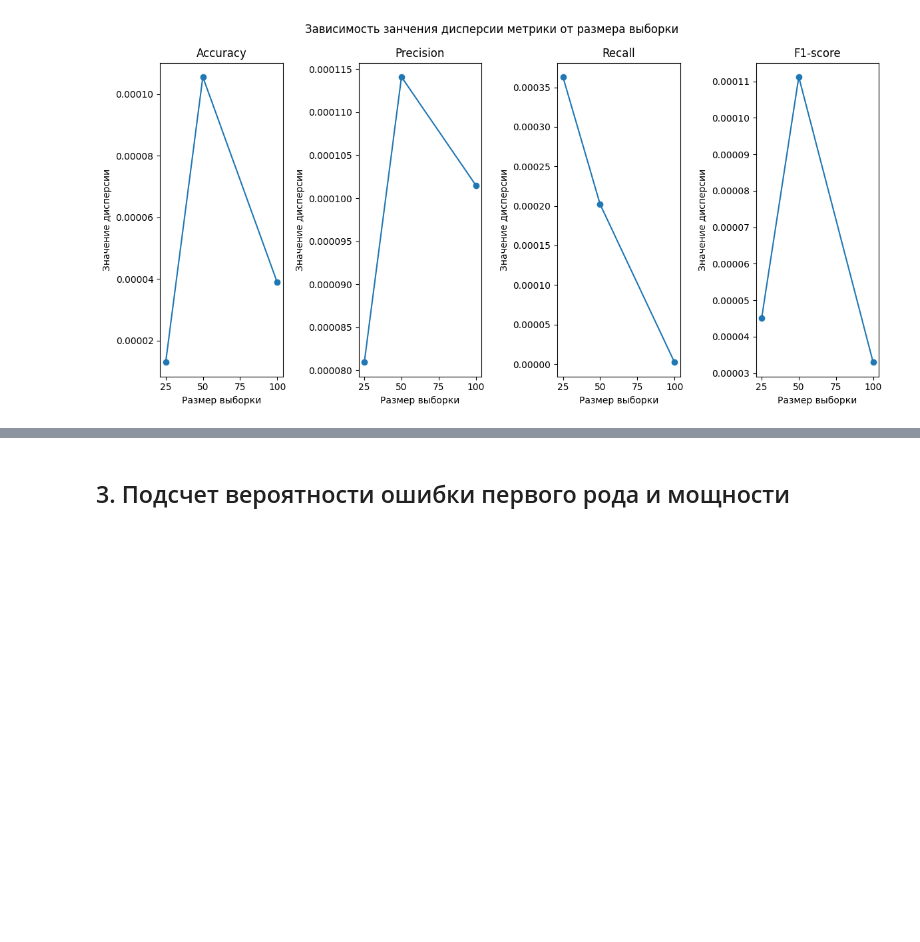
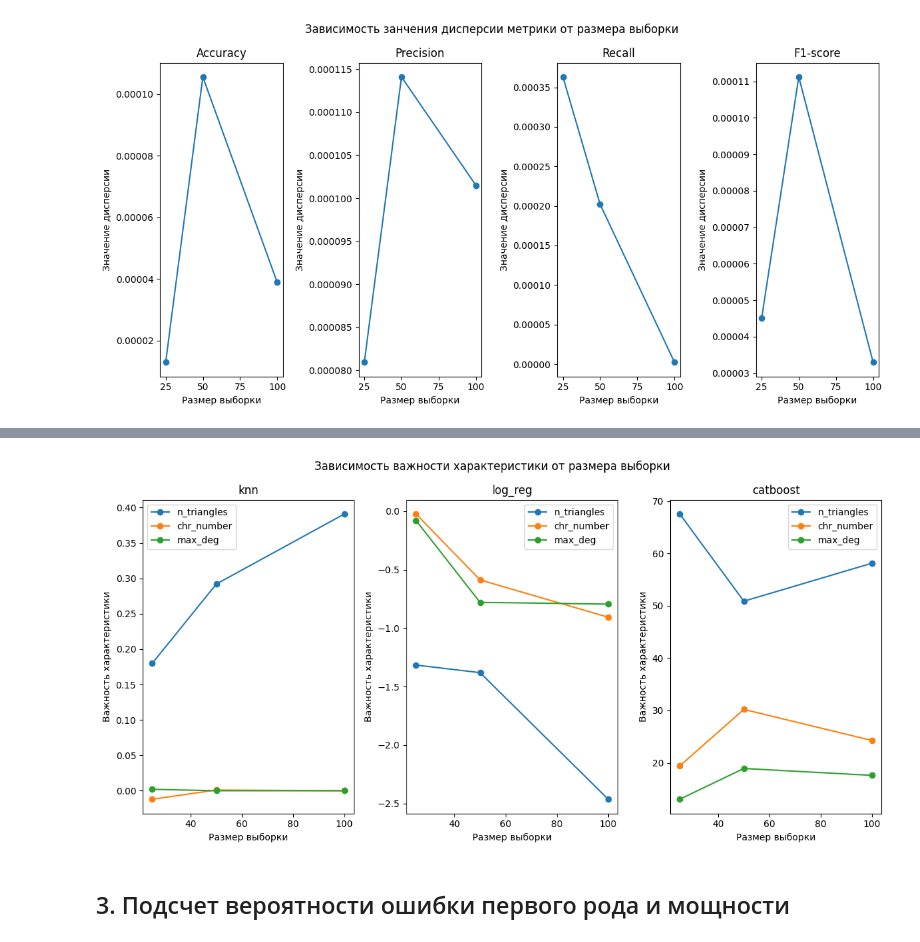
Before and after one commit to misshimichka/dm-random-graphs, a Jupyter notebook: experiments/experiment_part_2_.ipynb, the cells around one changed output, grey strips where cells are left out. Drawn from its saved outputs; the diff is of its cells as text; code cells hidden in the pictures; blank space fills up the shorter version.

```diff
--- a/experiments/experiment_part_2_.ipynb
+++ b/experiments/experiment_part_2_.ipynb
@@ -1019,3 +1149,22 @@ plt.tight_layout()
+# %%
+fig, axes = plt.subplots(ncols=3, figsize = (12, 6))
+titles = X_test.columns
+models = ["knn", "log_reg", "catboost"]
+models_imps = [knn_imps, lr_imps, cbc_imps]
+
+for i, model in enumerate(models):
+    axes[i].plot(n, models_imps[i][0], marker="o", label = "n_triangles")
+    axes[i].plot(n, models_imps[i][1], marker="o", label = "chr_number")
+    axes[i].plot(n, models_imps[i][2], marker="o", label = "max_deg")
+    axes[i].legend()
+    axes[i].set_title(f"{model}")
+    axes[i].set_xlabel("Размер выборки")
+    axes[i].set_ylabel("Важность характеристики")
+
+plt.suptitle("Зависимость важности характеристики от размера выборки")
+plt.tight_layout()
+# %% [output]
+[figure, added]
 # %% [markdown]
 ## 3. Подсчет вероятности ошибки первого рода и мощности
 # %%
```
Also changed, not shown: parts of 28 cells of this notebook, 4 other files.
